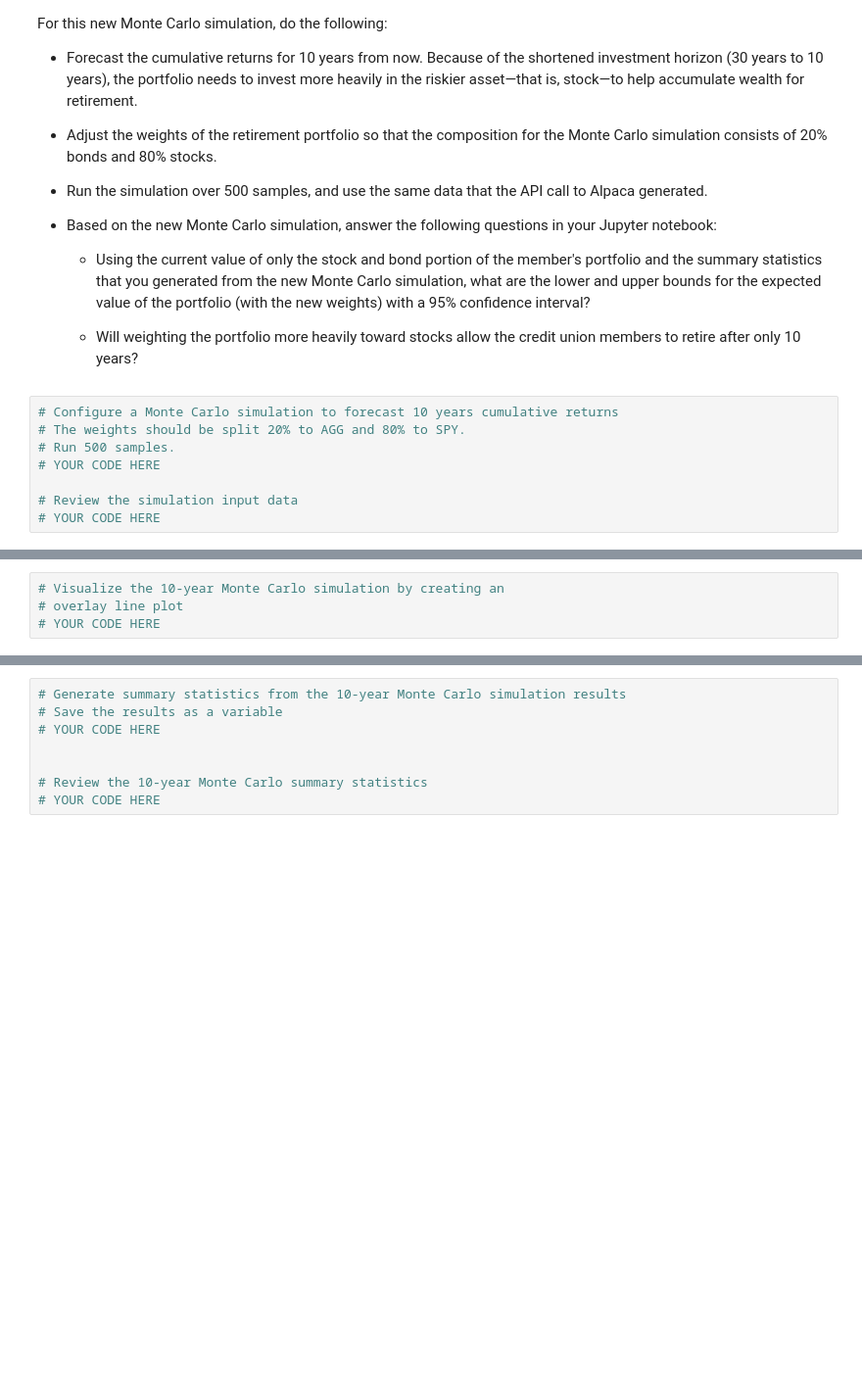
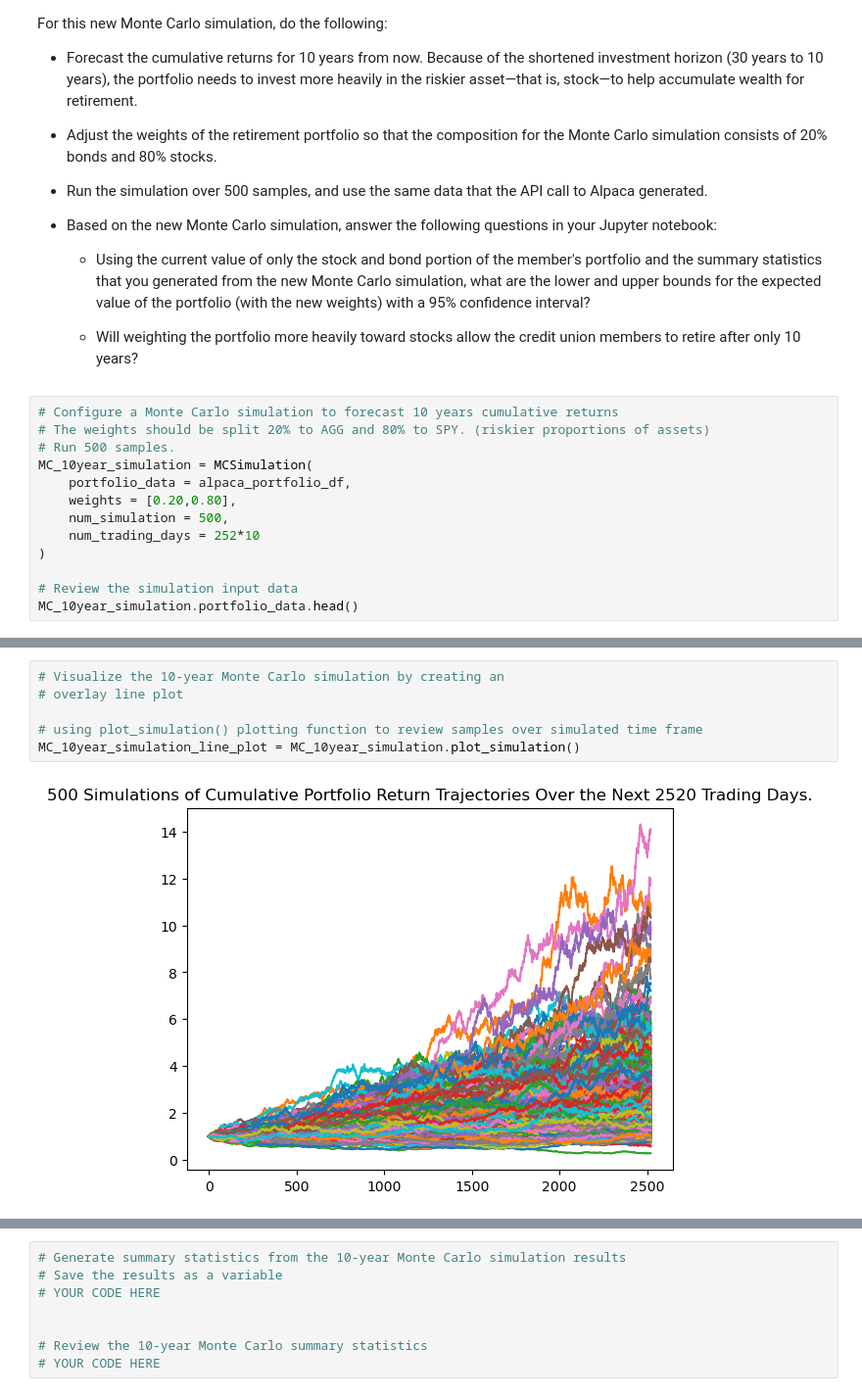
Before and after one commit to AndrewRBader/module5_challenge, a Jupyter notebook: financial_planning_tools.ipynb, the cells around one changed output, grey strips where cells are left out. Shown at 98% size. Saved outputs shown, nothing was run; the diff lists cells and outputs as text; blank space fills up the shorter version.

Commit message:
ploted 10 year MC simulation

```diff
--- a/financial_planning_tools.ipynb
+++ b/financial_planning_tools.ipynb
@@ -676,9 +676,14 @@ For this new Monte Carlo simulation, do the following:
     - Will weighting the portfolio more heavily toward stocks allow the credit union members to retire after only 10 years?
 # %%
 # Configure a Monte Carlo simulation to forecast 10 years cumulative returns
-# The weights should be split 20% to AGG and 80% to SPY.
+# The weights should be split 20% to AGG and 80% to SPY. (riskier proportions of assets)
 # Run 500 samples.
-# YOUR CODE HERE
+MC_10year_simulation = MCSimulation(
+    portfolio_data = alpaca_portfolio_df,
+    weights = [0.20,0.80],
+    num_simulation = 500,
+    num_trading_days = 252*10
+)
 
 # Review the simulation input data
-# YOUR CODE HERE
+MC_10year_simulation.portfolio_data.head()
@@ -688,7 +746,11 @@ For this new Monte Carlo simulation, do the following:
 # %%
 # Visualize the 10-year Monte Carlo simulation by creating an
 # overlay line plot
-# YOUR CODE HERE
+
+# using plot_simulation() plotting function to review samples over simulated time frame
+MC_10year_simulation_line_plot = MC_10year_simulation.plot_simulation()
+# %% [output]
+[figure, added]
 # %%
 # Visualize the probability distribution of the 10-year Monte Carlo simulation
 # by plotting a histogram
```
Also changed, not shown: parts of 3 cells of this notebook.
